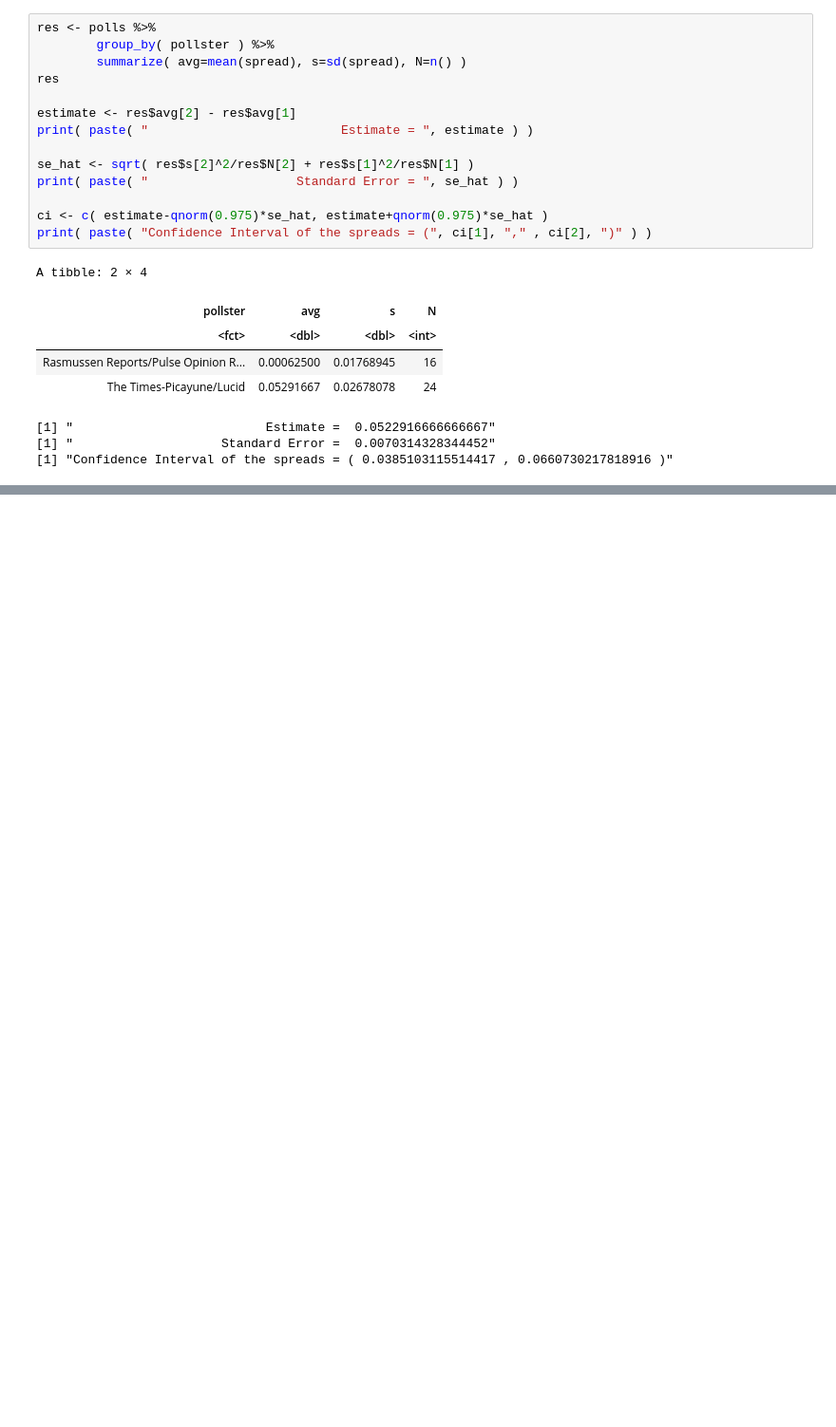
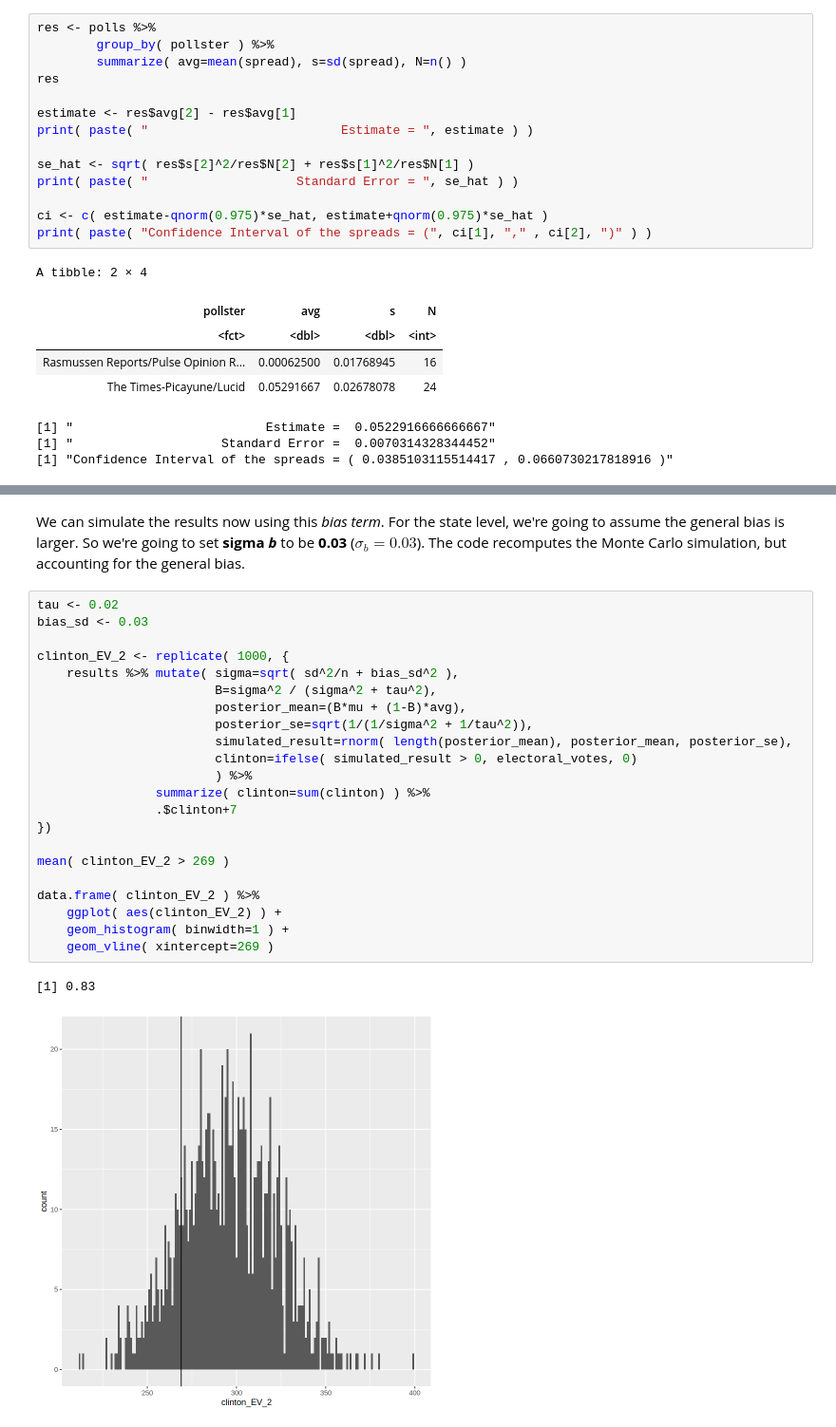
Before and after one commit to benitojpc/data-science-infering-modeling, a Jupyter notebook: Inference-Modeling.ipynb, the cells around one changed output, grey strips where cells are left out. Shown at 95% size. Cells and saved outputs as stored; diff of their text form; blank space fills up the shorter version.

```diff
--- a/Inference-Modeling.ipynb
+++ b/Inference-Modeling.ipynb
@@ -2791,0 +3950,27 @@ A tibble: 2 × 4
+# %% [markdown]
+We can simulate the results now using this *bias term*. For the state level, we're going to assume the general bias is larger. So we're going to set **sigma *b*** to be **0.03** ($\sigma_b = 0.03$). The code recomputes the Monte Carlo simulation, but accounting for the general bias.
+# %%
+tau <- 0.02
+bias_sd <- 0.03
+
+clinton_EV_2 <- replicate( 1000, {
+    results %>% mutate( sigma=sqrt( sd^2/n + bias_sd^2 ),
+                        B=sigma^2 / (sigma^2 + tau^2),
+                        posterior_mean=(B*mu + (1-B)*avg),
+                        posterior_se=sqrt(1/(1/sigma^2 + 1/tau^2)),
+                        simulated_result=rnorm( length(posterior_mean), posterior_mean, posterior_se),
+                        clinton=ifelse( simulated_result > 0, electoral_votes, 0)
+                        ) %>%
+                summarize( clinton=sum(clinton) ) %>%
+                .$clinton+7
+})
+
+mean( clinton_EV_2 > 269 )
+
+data.frame( clinton_EV_2 ) %>%
+    ggplot( aes(clinton_EV_2) ) +
+    geom_histogram( binwidth=1 ) +
+    geom_vline( xintercept=269 )
+# %% [output]
+[1] 0.83
+[figure, added]
```
Also changed, not shown: parts of 214 cells of this notebook, 11 other files.
